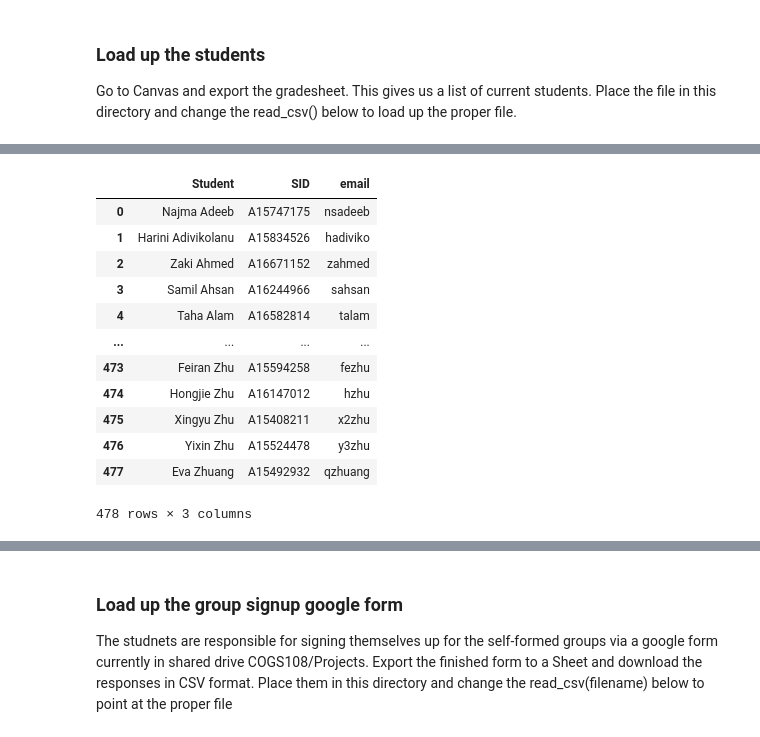
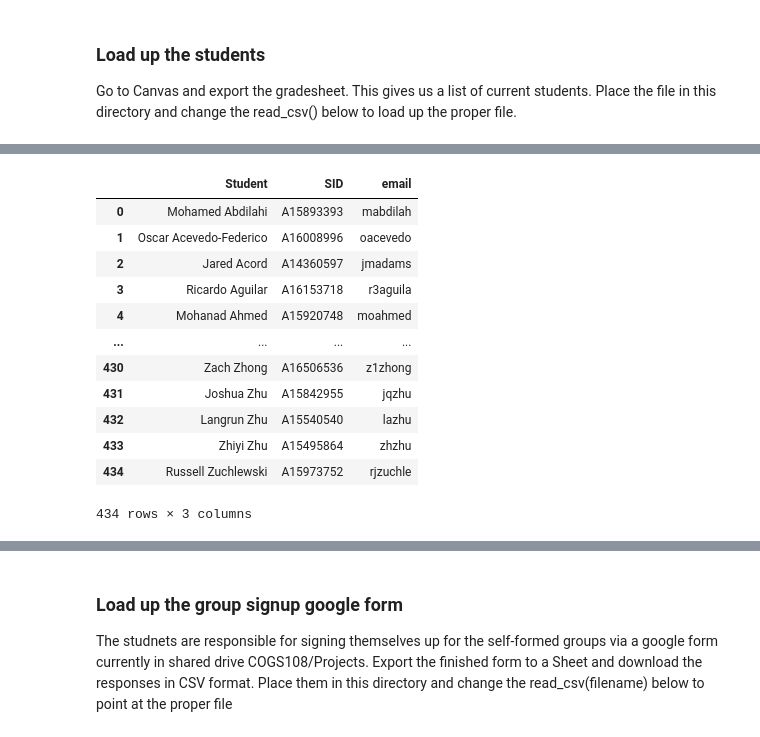
Before and after one commit to LynnMu/Project_Mgmt, a Jupyter notebook: assign_project_groups.ipynb, the cells around one changed output, grey strips where cells are left out. Drawn from its saved outputs; the diff is of its cells as text; code cells hidden in the pictures.

```diff
--- a/assign_project_groups.ipynb
+++ b/assign_project_groups.ipynb
@@ -6,3 +6,6 @@ def flatten(t):
 # %% [markdown]
 ### Load up the students
 Go to Canvas and export the gradesheet. This gives us a list of current students. Place the file in this directory and change the read_csv() below to load up the proper file.
+# %%
+df = pd.read_csv('2022-04-12T2045_Grades-COGS108_SP22_A00.csv')
+df
@@ -9,26 +35,25 @@ Go to Canvas and export the gradesheet. This gives us a list of current students
 # %%
-df = pd.read_csv('2022-01-15T1113_Grades-COGS108_WI22_A00.csv')
 enrolled_students = df.drop([0,1]).reset_index(drop=True)[['Student','SIS User ID','SIS Login ID']]
 enrolled_students = enrolled_students.rename( {'SIS User ID':'SID', 'SIS Login ID':'email'},axis=1)
 # turn last, first into first last
 enrolled_students['Student'] = ( enrolled_students['Student']
                                 .apply( lambda x: x.split(', ')[::-1]) # reverse order around the ,
                                 .apply(lambda x: x[0]+' '+x[1]) # join with space between
                                )
 enrolled_students = enrolled_students.dropna() # drop the canvas test student with NaN SID
-enrolled_students = enrolled_students[ enrolled_students.Student != 'Cogs 108 Grader Account' ]
+enrolled_students = enrolled_students[ enrolled_students.Student != 'Cogs 108 Grader Account' ] # dont think this is there every quarter, this is legacy from something I did once. but it doesnt hurt to leave in
 enrolled_students
 # %% [output]
 |  | Student | SID | email |
-| 0 | Najma Adeeb | A15747175 | nsadeeb |
-| 1 | Harini Adivikolanu | A15834526 | hadiviko |
-| 2 | Zaki Ahmed | A16671152 | zahmed |
-| 3 | Samil Ahsan | A16244966 | sahsan |
-| 4 | Taha Alam | A16582814 | talam |
+| 0 | Mohamed Abdilahi | A15893393 | mabdilah |
+| 1 | Oscar Acevedo-Federico | A16008996 | oacevedo |
+| 2 | Jared Acord | A14360597 | jmadams |
+| 3 | Ricardo Aguilar | A16153718 | r3aguila |
+| 4 | Mohanad Ahmed | A15920748 | moahmed |
 | ... | ... | ... | ... |
-| 473 | Feiran Zhu | A15594258 | fezhu |
-| 474 | Hongjie Zhu | A16147012 | hzhu |
-| 475 | Xingyu Zhu | A15408211 | x2zhu |
-| 476 | Yixin Zhu | A15524478 | y3zhu |
-| 477 | Eva Zhuang | A15492932 | qzhuang |
+| 430 | Zach Zhong | A16506536 | z1zhong |
+| 431 | Joshua Zhu | A15842955 | jqzhu |
+| 432 | Langrun Zhu | A15540540 | lazhu |
+| 433 | Zhiyi Zhu | A15495864 | zhzhu |
+| 434 | Russell Zuchlewski | A15973752 | rjzuchle |
-478 rows × 3 columns
+434 rows × 3 columns
```
Also changed, not shown: parts of 63 cells of this notebook.
